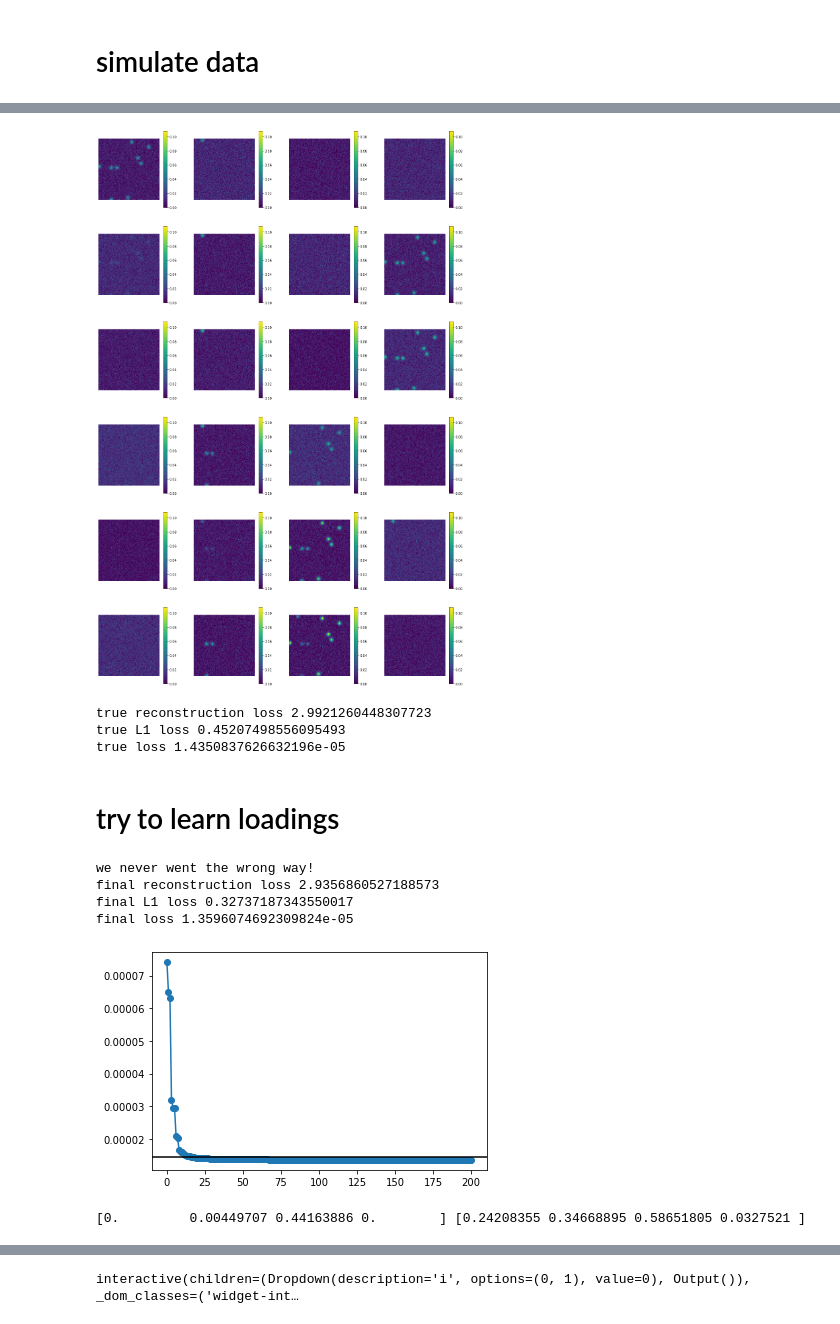
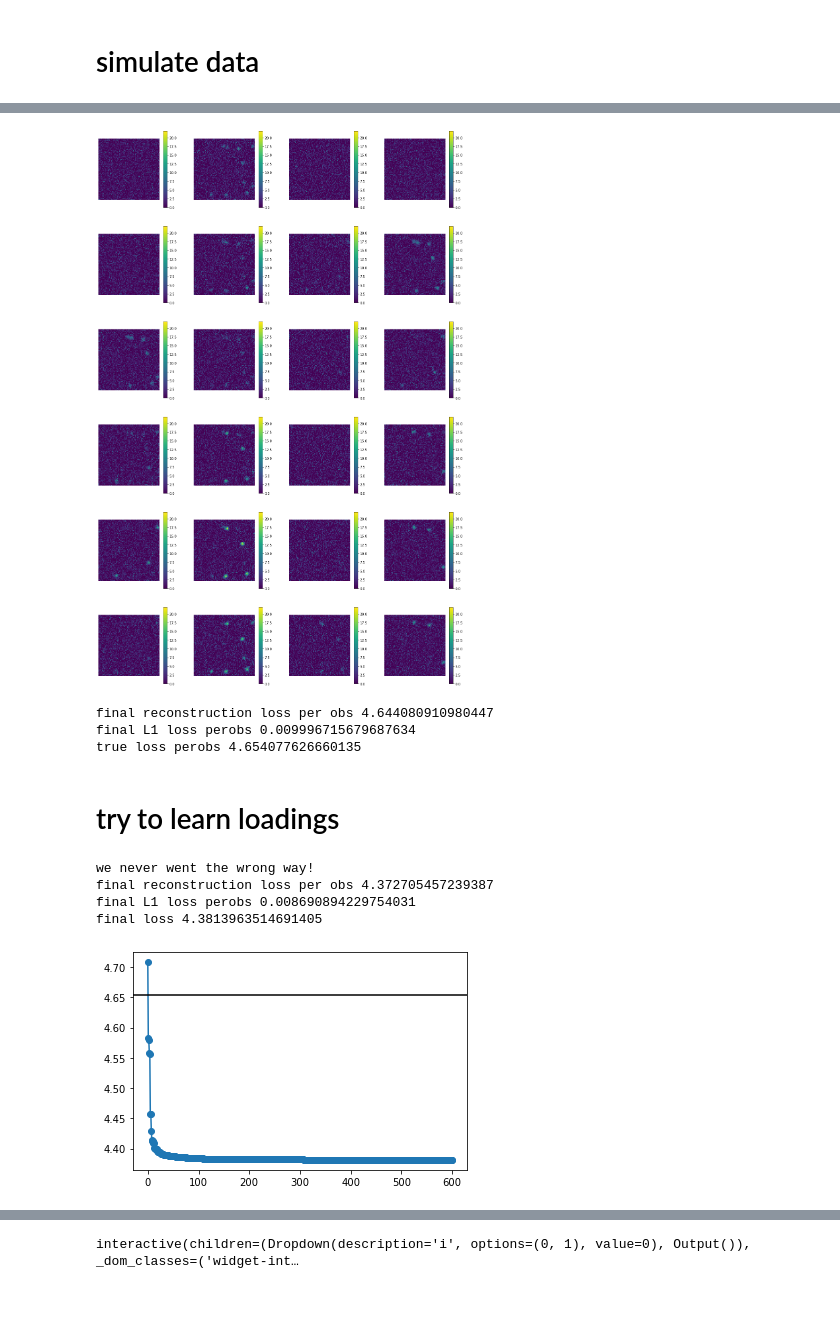
Before and after one commit to jacksonloper/barcoderegression, a Jupyter notebook: example.ipynb, the cells around one changed output, grey strips where cells are left out. Cells and saved outputs as stored; diff of their text form; code cells hidden in the pictures.

Commit message:
Varphi updates

```diff
--- a/example.ipynb
+++ b/example.ipynb
@@ -60,7 +57,9 @@ J=3
 
 model,X,X_without_noise = barcoderegression.simulations.simulation(
     R=R,C=C,J=J,spatial_dims=spdims,
-    num_spots=10,blursize=[2,2],noise=.005,rho=npr.rand(C),anoise=.01,bnoise=.01,lam=.005)
+    num_spots=10,blursize=[2,2],noise=3,rho=npr.rand(C),
+    anoise=.01,bnoise=.01,
+    lam=0.1,varphinoise=5)
 
 spatials(model,spdims)
 # %% [output]
@@ -72,53 +71,53 @@ frames(model)
 # %%
 rbyc(X)
 # %% [output]
-[figure, old version]
+[figure, new version]
 # %%
 Xrav=X.reshape((-1,R,C))
 lossinfo=model.loss(Xrav)
 bestloss=lossinfo['loss']
-print('true reconstruction loss',lossinfo['reconstruction'])
-print('true L1 loss',model.lam*lossinfo['l1'])
-print('true loss',lossinfo['loss'])
+print('final reconstruction loss per obs',lossinfo['reconstruction']/model.nobs)
+print('final L1 loss perobs',model.lam*lossinfo['l1']/model.nobs)
+print('true loss perobs',lossinfo['loss'])
 # %% [output]
-true reconstruction loss 2.9921260448307723
-true L1 loss 0.45207498556095493
-true loss 1.4350837626632196e-05
+final reconstruction loss per obs 4.644080910980447
+final L1 loss perobs 0.009996715679687634
+true loss perobs 4.654077626660135
 # %% [markdown]
 # try to learn loadings
 # %%
 # model2=model.copy()
 model2=barcoderegression.parameters.Model(model.B,model.K,M=model.M,lam=model.lam)
 
 trainer=barcoderegression.training.Trainer(X,model2)
-for i in tqdm.notebook.tqdm(range(40)):
-    trainer.update(nms=['F','alpha','b','a','rho'])
+for i in tqdm.notebook.tqdm(range(100)):
+    trainer.update(nms=['F','varphi','alpha','rho','a','b',])
 
 overall_losses=[x['loss'] for x in trainer.losses]
 worst=np.diff(overall_losses).max()
 if worst<=0:
     print("we never went the wrong way!")
 else:
     print("we went wrong way",worst)
 plt.plot(overall_losses,'-o')
 plt.axhline(bestloss,color='black')
 
 lossinfo=model2.loss(Xrav)
-print('final reconstruction loss',lossinfo['reconstruction'])
-print('final L1 loss',model2.lam*lossinfo['l1'])
+print('final reconstruction loss per obs',lossinfo['reconstruction']/model2.nobs)
+print('final L1 loss perobs',model2.lam*lossinfo['l1']/model2.nobs)
 print('final loss',lossinfo['loss'])
+
+bads=[x for x in trainer.losses if x['improvement']<0]
+for b in bads:
+    print(b['action'],b['reconstruction'],b['improvement'])
 # %% [output]
 we never went the wrong way!
-final reconstruction loss 2.9356860527188573
-final L1 loss 0.32737187343550017
-final loss 1.3596074692309824e-05
+final reconstruction loss per obs 4.372705457239387
+final L1 loss perobs 0.008690894229754031
+final loss 4.3813963514691405
-[figure, old version]
+[figure, new version]
 # %%
 bads=[x for x in trainer.losses if x['improvement']<0]
 for b in bads:
     print(b['action'],b['reconstruction'],b['improvement'])
-# %%
-print(model2.rho,model.rho)
-# %% [output]
-[0.         0.00449707 0.44163886 0.        ] [0.24208355 0.34668895 0.58651805 0.0327521 ]
 # %%
```
Also changed, not shown: parts of 18 cells of this notebook, 3 other files.
